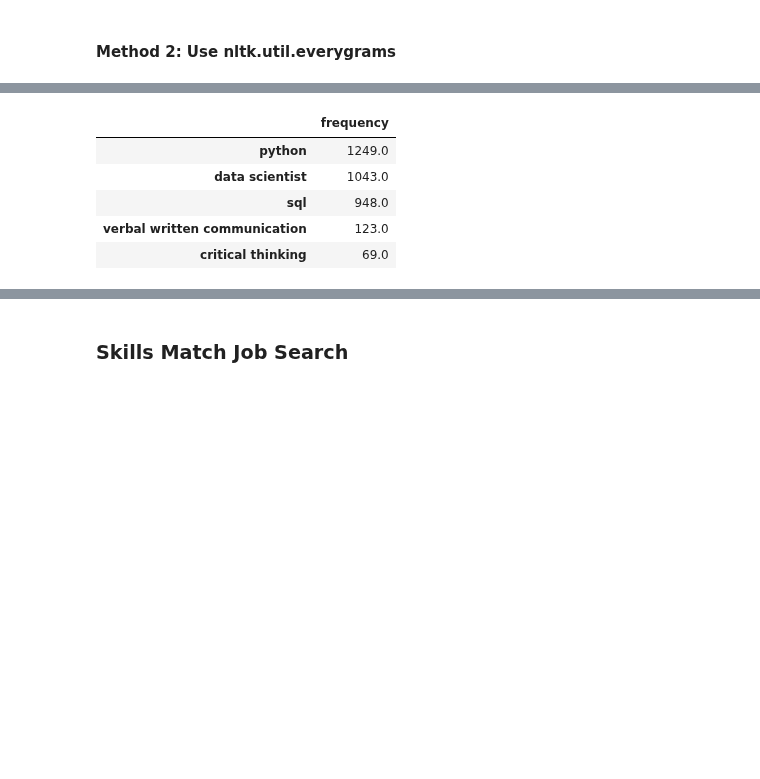
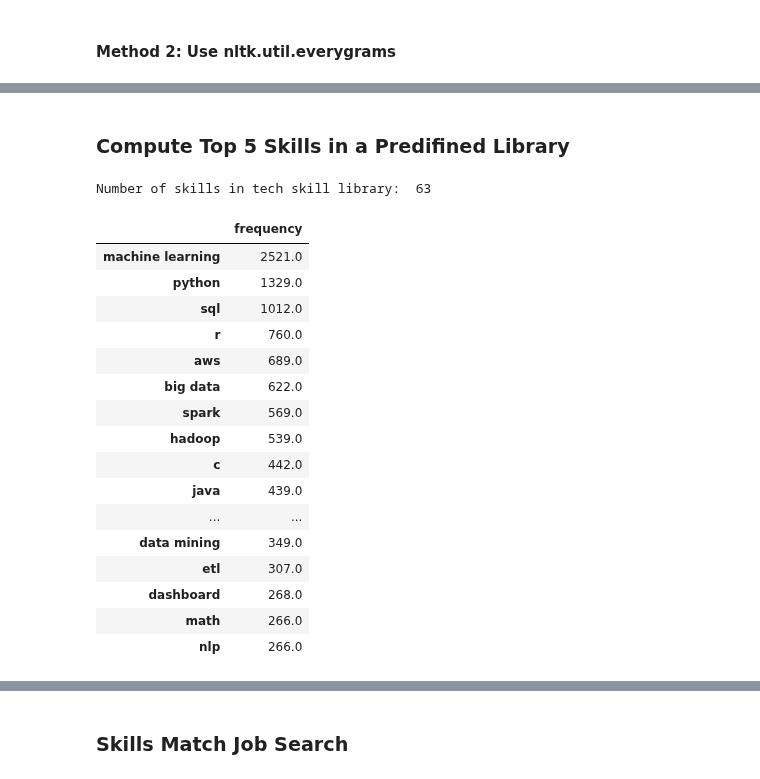
Before and after one commit to Blue-Owl-Data/Job-Search-Dashboard, a Jupyter notebook: notebook/MVP_Shi.ipynb, the cells around one changed output, grey strips where cells are left out. Saved outputs shown, nothing was run; the diff lists cells and outputs as text; code cells hidden in the pictures; blank space fills up the shorter version.

```diff
--- a/notebook/MVP_Shi.ipynb
+++ b/notebook/MVP_Shi.ipynb
@@ -1123,3 +1253,5 @@ dtype: int64
+# %% [markdown]
+### Compute Top 5 Skills in a Predifined Library
 # %%
 # Define a function to pick up the top k skills of a data scientict from a skillset library
 
@@ -1146,17 +1278,41 @@ def top_skills_ds_v1(k, library):
     df_skills.columns = dic.keys()
     df_skills.sort_values(by='frequency', ascending=False, inplace=True)
     return df_skills.head(k)
-# %%
-# Define a sample library of skills for data scientist
-library = ['python', 'sql', 'critical thinking', 'data scientist', 'verbal written communication']
-
-# Test function: top_skills_ds_v1
-df_test = top_skills_ds_v1(5, library)
-df_test
-# %% [output]
-|  | frequency |
-| python | 1249.0 |
-| data scientist | 1043.0 |
-| sql | 948.0 |
-| verbal written communication | 123.0 |
-| critical thinking | 69.0 |
+# %%
+# Create a tech library
+tech_library = ['python', 'sql', 'pandas','numpy','matplotlib','scikit learn','spark','hadoop',
+           'aws','amazon web services','azure','microsoft word','microsoft excel','excel',
+           'tableau','tensor flow','pytorch','hive', 'impala', 'matlab','etl',
+           'statistics','exploration', 'extraction', 'data wrangling','math',
+           'machine learning','data visualization','java','js',
+           'javascript','scala','r','c','c++','power bi','dashboard','linear algebra',
+           'calculus','neural networks','eda','big data','frameworks','database management',
+           'testing hypotheses','probability','data mining','perl','nosql','saas','git',
+           'github','natural language processing','nlp','deep learning','agile','kanban',
+           'project management','julia','devops','google cloud','pytorch','computer vision']
+
+# Print the number of skills in the library
+print("Number of skills in tech skill library: ", len(tech_library))
+
+# Test function: top_skills_ds_v1
+df_test = top_skills_ds_v1(20, tech_library)
+df_test
+# %% [output]
+Number of skills in tech skill library:  63
+|  | frequency |
+| machine learning | 2521.0 |
+| python | 1329.0 |
+| sql | 1012.0 |
+| r | 760.0 |
+| aws | 689.0 |
+| big data | 622.0 |
+| spark | 569.0 |
+| hadoop | 539.0 |
+| c | 442.0 |
+| java | 439.0 |
+| ... | ... |
+| data mining | 349.0 |
+| etl | 307.0 |
+| dashboard | 268.0 |
+| math | 266.0 |
+| nlp | 266.0 |
```
Also changed, not shown: parts of 44 cells of this notebook.
